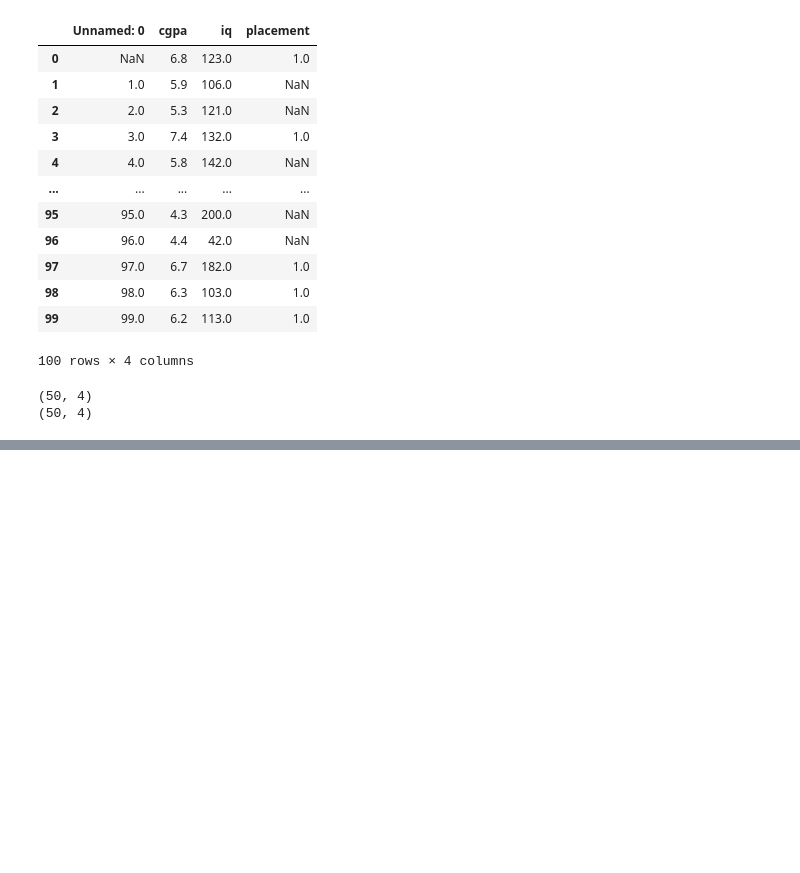
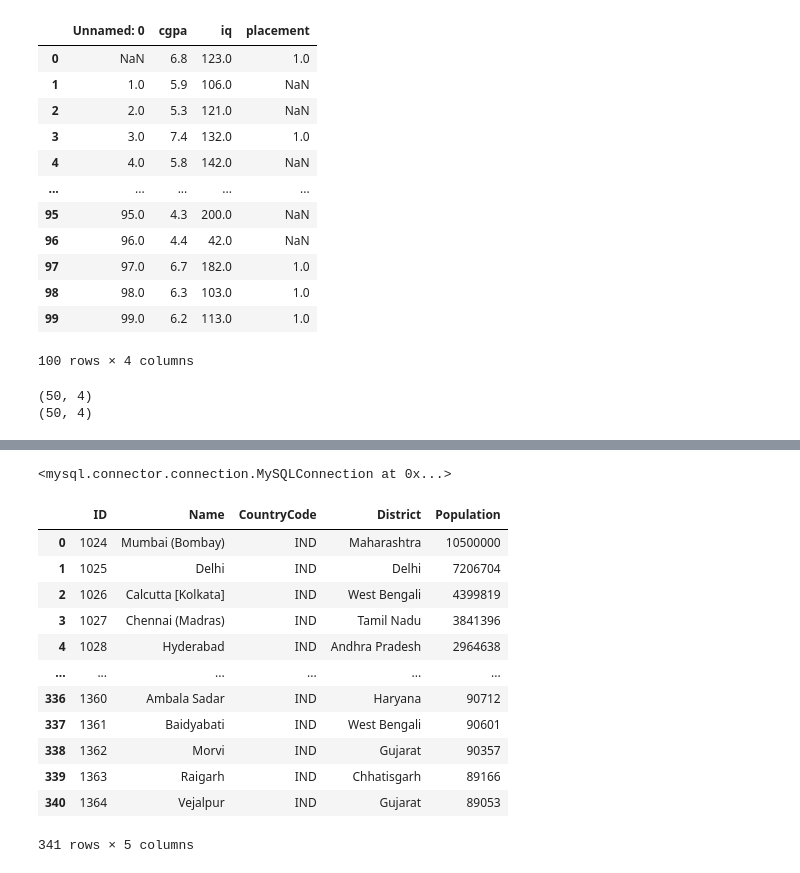
Before and after one commit to shreya918-git/machinelearning, a Jupyter notebook: FileFormats.ipynb, the cells around one changed output, grey strips where cells are left out. Cells and saved outputs as stored; diff of their text form; code cells hidden in the pictures; blank space fills up the shorter version.

```diff
--- a/FileFormats.ipynb
+++ b/FileFormats.ipynb
@@ -355,0 +397,21 @@ for chunk in df:
+# %%
+conn=mysql.connector.connect(host="localhost",user="root",password="",database="world")
+# %% [output]
+<mysql.connector.connection.MySQLConnection at 0x...>
+# %%
+conn=mysql.connector.connect(host="localhost",user="root",password="",database="world")
+pd.read_sql_query("SELECT * from city WHERE CountryCode LIKE 'IND'",conn)
+# %% [output]
+|  | ID | Name | CountryCode | District | Population |
+| 0 | 1024 | Mumbai (Bombay) | IND | Maharashtra | 10500000 |
+| 1 | 1025 | Delhi | IND | Delhi | 7206704 |
+| 2 | 1026 | Calcutta [Kolkata] | IND | West Bengali | 4399819 |
+| 3 | 1027 | Chennai (Madras) | IND | Tamil Nadu | 3841396 |
+| 4 | 1028 | Hyderabad | IND | Andhra Pradesh | 2964638 |
+| ... | ... | ... | ... | ... | ... |
+| 336 | 1360 | Ambala Sadar | IND | Haryana | 90712 |
+| 337 | 1361 | Baidyabati | IND | West Bengali | 90601 |
+| 338 | 1362 | Morvi | IND | Gujarat | 90357 |
+| 339 | 1363 | Raigarh | IND | Chhatisgarh | 89166 |
+| 340 | 1364 | Vejalpur | IND | Gujarat | 89053 |
+341 rows × 5 columns
```
Also changed, not shown: parts of 4 cells of this notebook, 3 other files.
